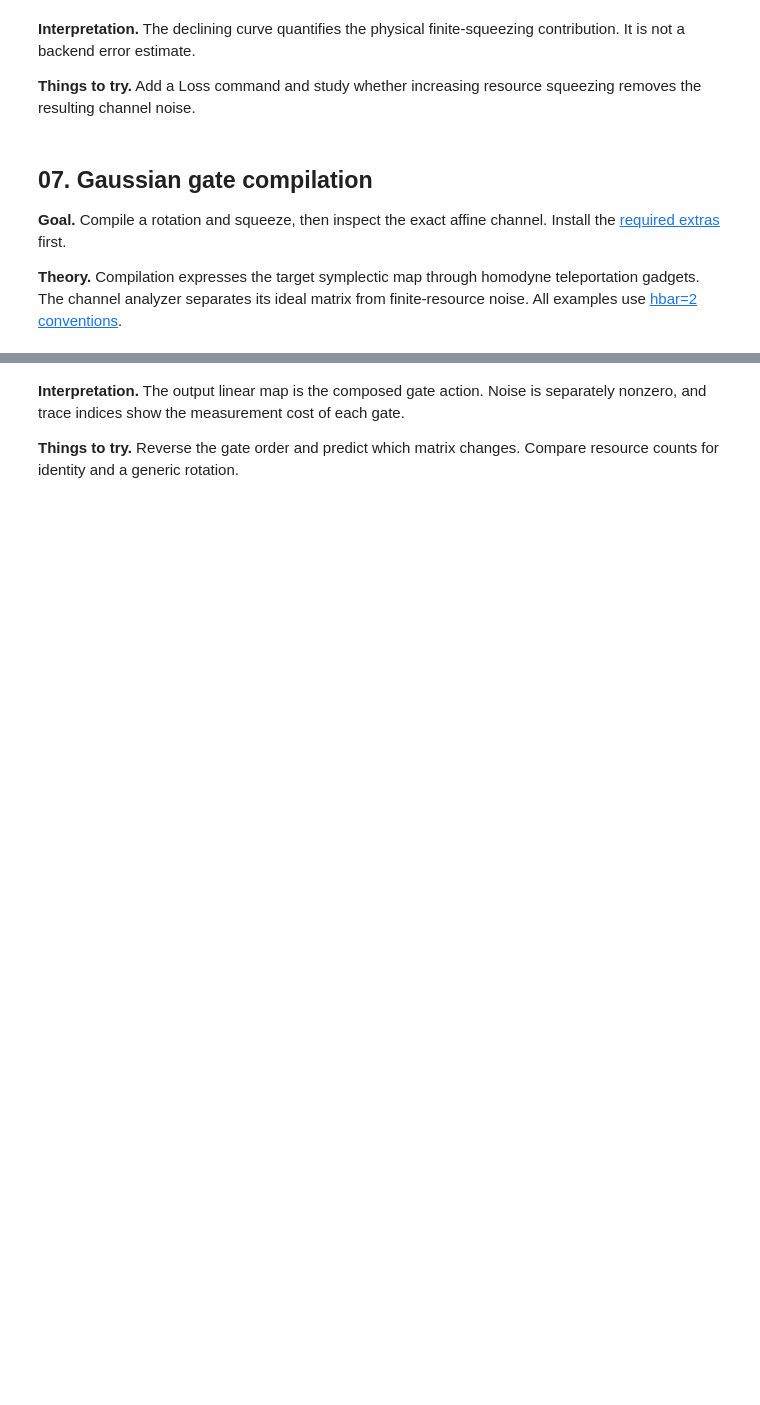
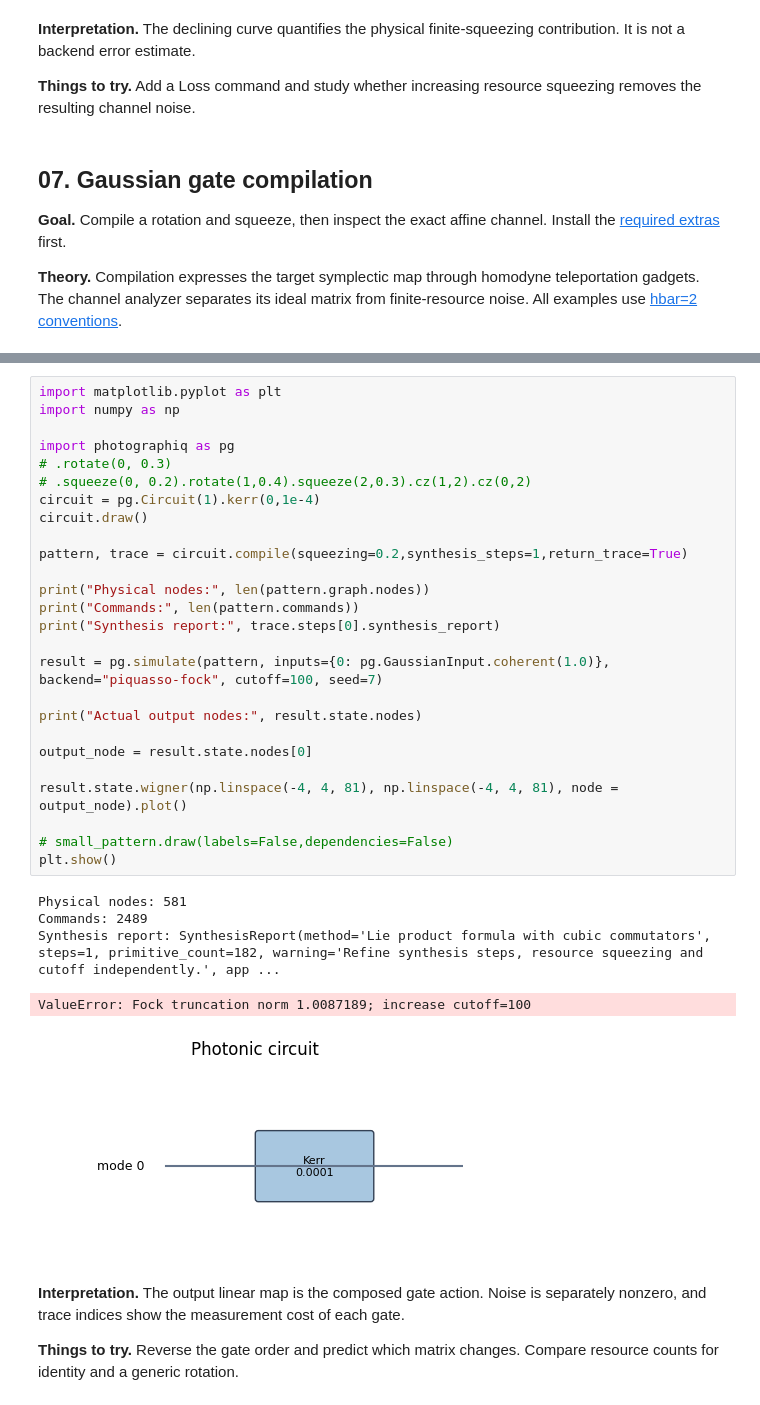
Before and after one commit to chinmoybiswasdeep/PhotoGraphiQ, a Jupyter notebook: examples/tutorials/tutorials.ipynb, the cells around one changed output, grey strips where cells are left out. Saved outputs shown, nothing was run; the diff lists cells and outputs as text; blank space fills up the shorter version.

```diff
--- a/examples/tutorials/tutorials.ipynb
+++ b/examples/tutorials/tutorials.ipynb
@@ -302,3 +306,35 @@ Generated measurements: [(2, 6, 10, 14), (18, 22, 26, 30, 34)]
+# %%
+import matplotlib.pyplot as plt
+import numpy as np
+
+import photographiq as pg
+# .rotate(0, 0.3)
+# .squeeze(0, 0.2).rotate(1,0.4).squeeze(2,0.3).cz(1,2).cz(0,2)
+circuit = pg.Circuit(1).kerr(0,1e-4)
+circuit.draw()
+
+pattern, trace = circuit.compile(squeezing=0.2,synthesis_steps=1,return_trace=True)
+
+print("Physical nodes:", len(pattern.graph.nodes))
+print("Commands:", len(pattern.commands))
+print("Synthesis report:", trace.steps[0].synthesis_report)
+
+result = pg.simulate(pattern, inputs={0: pg.GaussianInput.coherent(1.0)}, backend="piquasso-fock", cutoff=100, seed=7)
+
+print("Actual output nodes:", result.state.nodes)
+
+output_node = result.state.nodes[0]
+
+result.state.wigner(np.linspace(-4, 4, 81), np.linspace(-4, 4, 81), node = output_node).plot()
+
+# small_pattern.draw(labels=False,dependencies=False)
+plt.show()
+# %% [output]
+Physical nodes: 581
+Commands: 2489
+Synthesis report: SynthesisReport(method='Lie product formula with cubic commutators', steps=1, primitive_count=182, warning='Refine synthesis steps, resource squeezing and cutoff independently.', app ...
+ValueError: Fock truncation norm 1.0087189; increase cutoff=100
+[figure, added]
 # %% [markdown]
 **Interpretation.** The output linear map is the composed gate action. Noise is separately nonzero, and trace indices show the measurement cost of each gate.
 
```
Also changed, not shown: parts of 27 cells of this notebook, 27 other files.
